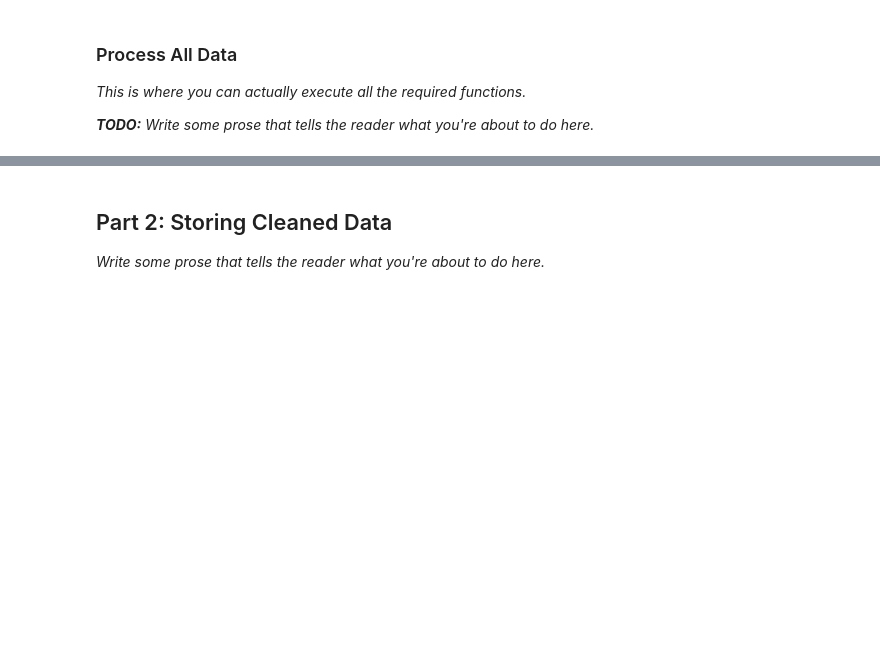
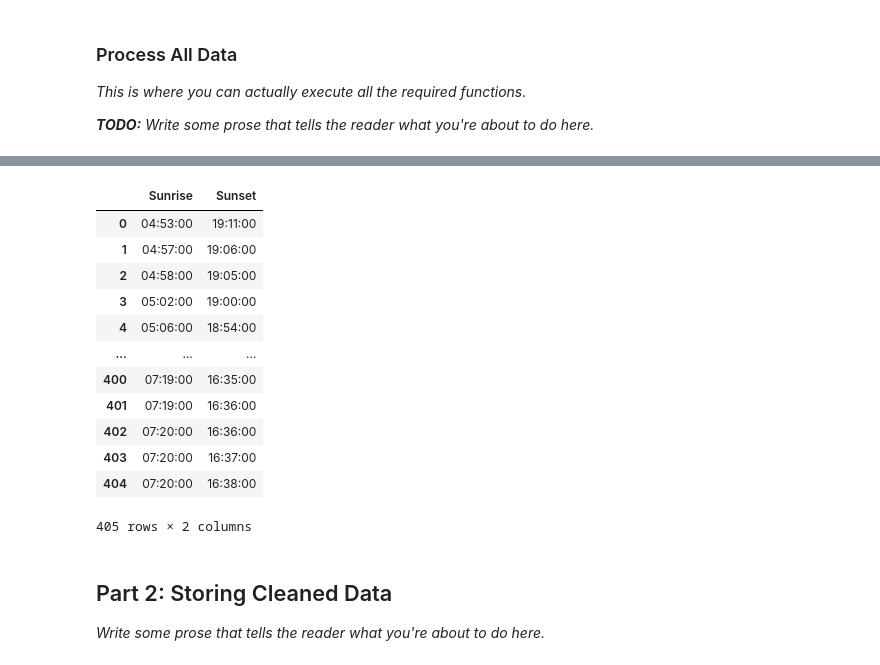
Before and after one commit to ArvianditoCaessara/TFA-Final_Project-Group11, a Jupyter notebook: Project Scaffolding.ipynb, the cells around one changed output, grey strips where cells are left out. Cells and saved outputs as stored; diff of their text form; code cells hidden in the pictures; blank space fills up the shorter version.

```diff
--- a/Project Scaffolding.ipynb
+++ b/Project Scaffolding.ipynb
@@ -300,8 +438,7 @@ def load_and_clean_weather_data():
     hourly_dataframes = []
     daily_dataframes = []
 
-    # add some way to find all weather CSV files
-    # or just add the name/paths manually
+    # add some way to find all weather CSV files or just add the name/paths manually
     weather_csv_files = ["2009_weather.csv", "2010_weather.csv", "2011_weather.csv", "2012_weather.csv", "2013_weather.csv", "2014_weather.csv", "2015_weather.csv"]
 
     for csv_file in weather_csv_files:
@@ -311,10 +448,14 @@ def load_and_clean_weather_data():
         daily_dataframes.append(daily_dataframe)
 
     # create two dataframes with hourly & daily data from every month
-    hourly_data = pd.concat(hourly_dataframes)
-    daily_data = pd.concat(daily_dataframes)
+    hourly_data = pd.concat(hourly_dataframes, ignore_index=True)
+    daily_data = pd.concat(daily_dataframes, ignore_index=True)
+    daily_sunrisesunset_data = daily_data[["Sunrise", "Sunset"]]
 
-    return hourly_data, daily_data
+    daily_data = daily_data.drop(["Sunrise", "Sunset"], axis = 1)
+
+
+    return hourly_data, daily_data, daily_sunrisesunset_data
 # %% [markdown]
 ### Process All Data
 
@@ -324,4 +465,4 @@ _**TODO:** Write some prose that tells the reader what you're about to do here._
 # %%
 taxi_data = get_and_clean_taxi_data()
 uber_data = get_uber_data()
-hourly_weather_data, daily_weather_data = load_and_clean_weather_data()
+hourly_weather_data, daily_weather_data, daily_sunrisesunset_data = load_and_clean_weather_data()
@@ -328,3 +487,29 @@ hourly_weather_data, daily_weather_data = load_and_clean_weather_data()
+# %%
+#Update the timesetting of sunrise-sunset
+
+for i in daily_sunrisesunset_data.index:
+    x = str(daily_sunrisesunset_data["Sunrise"][i])
+    daily_sunrisesunset_data["Sunrise"][i] = f"{x[:-4]}:{x[-4:-2]}"
+    daily_sunrisesunset_data["Sunrise"][i] = datetime.datetime.strptime(daily_sunrisesunset_data["Sunrise"][i], '%H:%M').time()
+    y = str(daily_sunrisesunset_data["Sunset"][i])
+    daily_sunrisesunset_data["Sunset"][i] = f"{y[:-4]}:{y[-4:-2]}"
+    daily_sunrisesunset_data["Sunset"][i] = datetime.datetime.strptime(daily_sunrisesunset_data["Sunset"][i], '%H:%M').time()
+
+daily_sunrisesunset_data
+# %% [output]
+|  | Sunrise | Sunset |
+| 0 | 04:53:00 | 19:11:00 |
+| 1 | 04:57:00 | 19:06:00 |
+| 2 | 04:58:00 | 19:05:00 |
+| 3 | 05:02:00 | 19:00:00 |
+| 4 | 05:06:00 | 18:54:00 |
+| ... | ... | ... |
+| 400 | 07:19:00 | 16:35:00 |
+| 401 | 07:19:00 | 16:36:00 |
+| 402 | 07:20:00 | 16:36:00 |
+| 403 | 07:20:00 | 16:37:00 |
+| 404 | 07:20:00 | 16:38:00 |
+405 rows × 2 columns
 # %% [markdown]
 ## Part 2: Storing Cleaned Data
 
```
Also changed, not shown: parts of 50 cells of this notebook, 20 other files.
